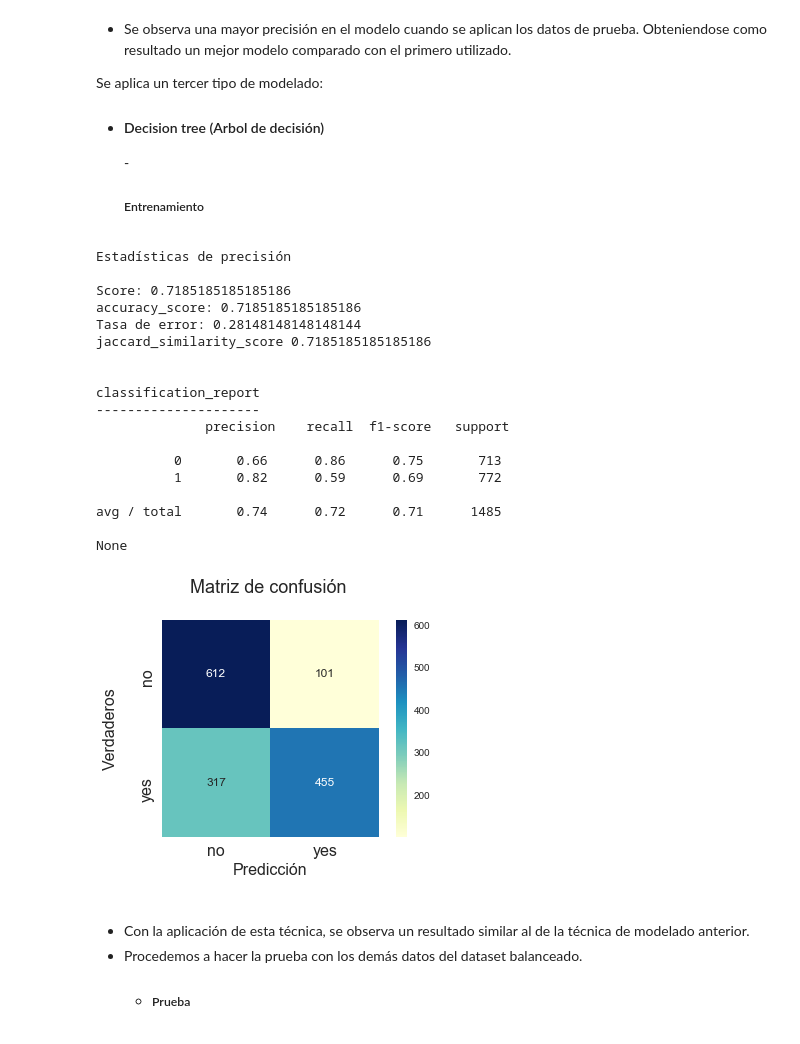
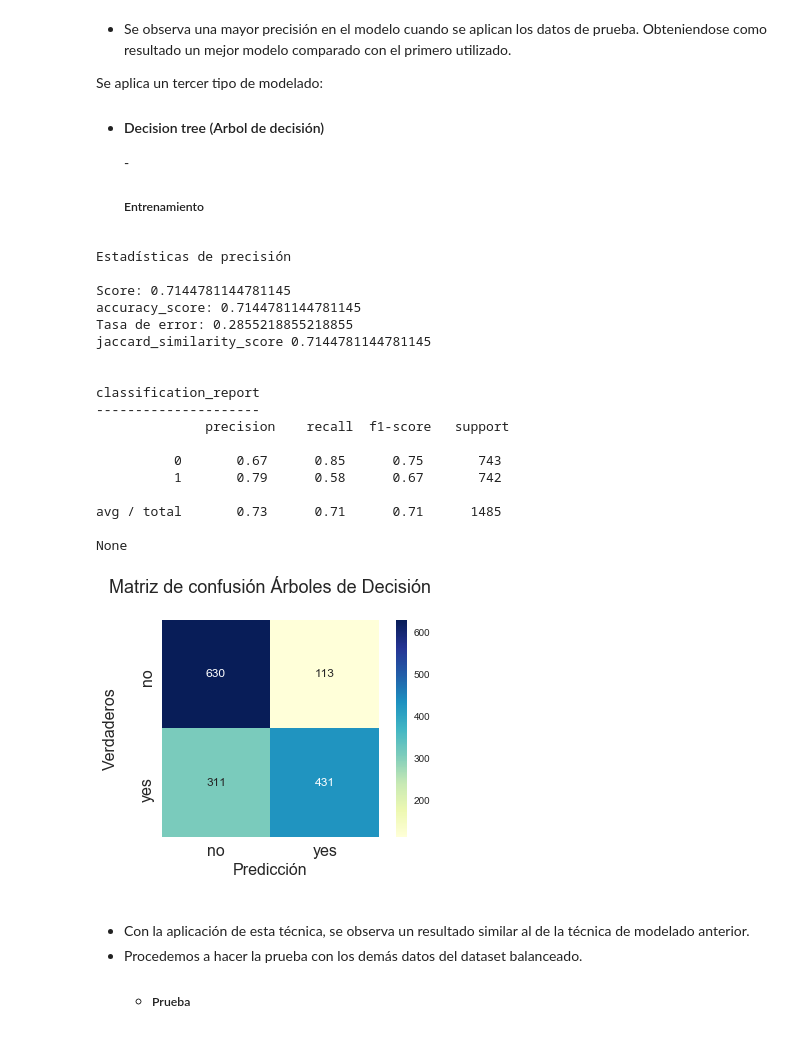
Before and after one commit to petusan36/TrabajoAnaliticaPredictiva, a Jupyter notebook: DataBankMarketingDataSet-AnalysisPython.ipynb, the cells around one changed output. Saved outputs shown, nothing was run; the diff lists cells and outputs as text; code cells hidden in the pictures.

```diff
--- a/DataBankMarketingDataSet-AnalysisPython.ipynb
+++ b/DataBankMarketingDataSet-AnalysisPython.ipynb
@@ -184,7 +184,7 @@ def get_labels(dataset,objetive=''):
     labels=pd.DataFrame(dataset.columns, columns=['full'])
     labels=labels[labels['full']!= objetive]
     labels_num=dataset._get_numeric_data().columns
-    labels_text=pd.DataFrame(dataset.drop(labels_num[0],axis=1, inplace=False).columns[:-1], columns=['text'])
+    labels_text=pd.DataFrame(dataset.drop(labels_num,axis=1, inplace=False).columns[:-1], columns=['text'])
     labels_num=pd.DataFrame(labels_num, columns=['num'])
     l= pd.concat([labels,labels_text,labels_num, labels_target], axis=1)
     return(l)
@@ -1152,34 +1159,34 @@ Se aplica un tercer tipo de modelado:
 # %%
 target_train = finalDf_train.loc[:,['target']].values
 x_tr = finalDf_train.drop('target', axis=1)
 x_train, x_test, y_train, y_test = train_test_split(x_tr,target_train, test_size=0.2)
 clf = DecisionTreeClassifier(max_depth=2);
 print('Estadísticas de precisión\n')
 clf.fit(x_train, y_train);
 y_test_pred = clf.predict(x_test);
 clf_cm=confusion_matrix(y_test, y_test_pred);
 grafica_scores(clf, x_test, y_test, y_test_pred);
-grafica_matriz_confusion(clf_cm);
+grafica_matriz_confusion(clf_cm, titulo='Árboles de Decisión');
 # %% [output]
 Estadísticas de precisión
 
-Score: 0.7185185185185186
-accuracy_score: 0.7185185185185186
-Tasa de error: 0.28148148148148144
-jaccard_similarity_score 0.7185185185185186
+Score: 0.7144781144781145
+accuracy_score: 0.7144781144781145
+Tasa de error: 0.2855218855218855
+jaccard_similarity_score 0.7144781144781145
 
 
 classification_report
 ---------------------
               precision    recall  f1-score   support
 
-          0       0.66      0.86      0.75       713
-          1       0.82      0.59      0.69       772
+          0       0.67      0.85      0.75       743
+          1       0.79      0.58      0.67       742
 
-avg / total       0.74      0.72      0.71      1485
+avg / total       0.73      0.71      0.71      1485
 
 None
-[figure, old version]
+[figure, new version]
 # %% [markdown]
 * Con la aplicación de esta técnica, se observa un resultado similar al de la técnica de modelado anterior.
 * Procedemos a hacer la prueba con los demás datos del dataset balanceado.
```
Also changed, not shown: parts of 26 cells of this notebook.
